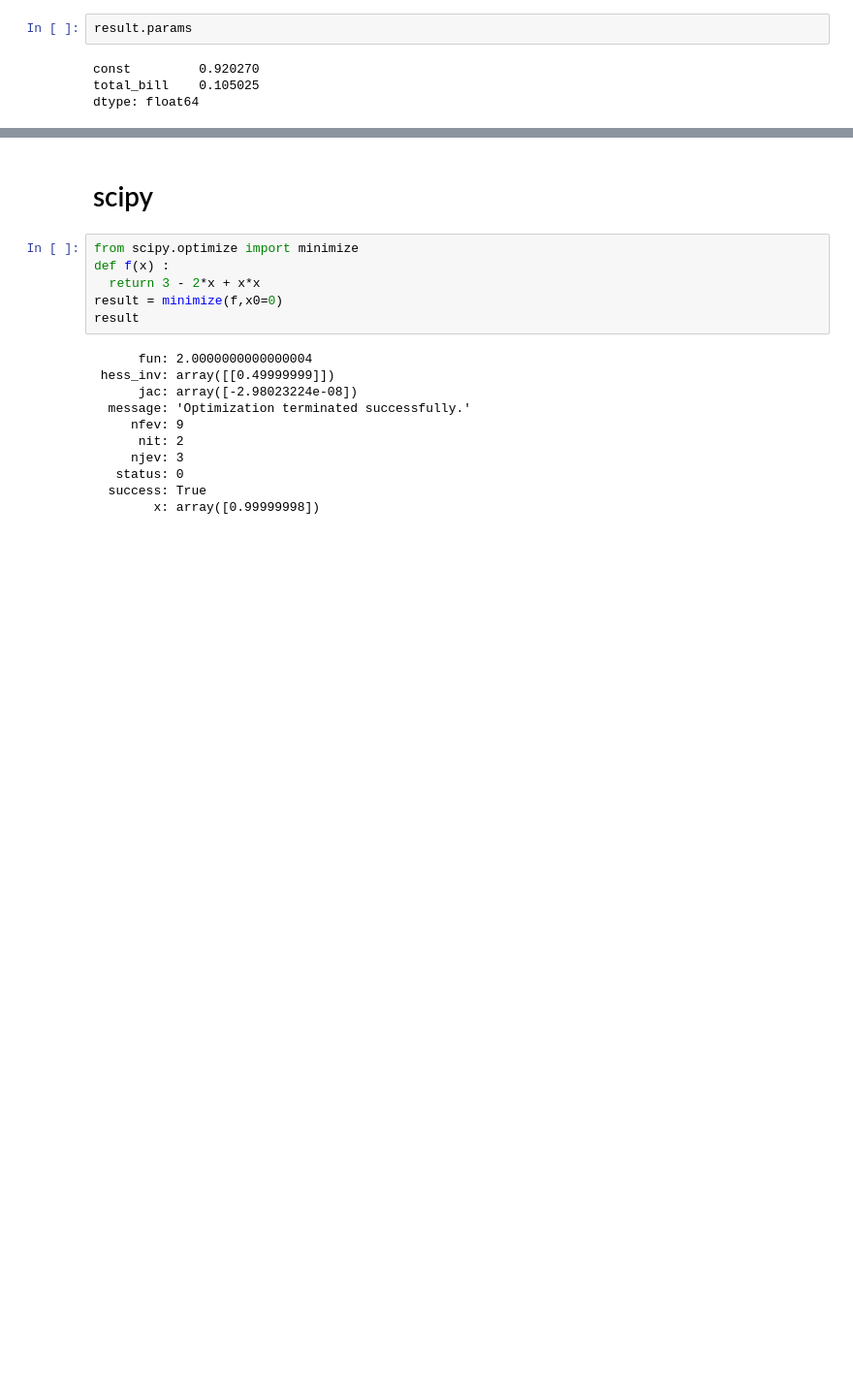
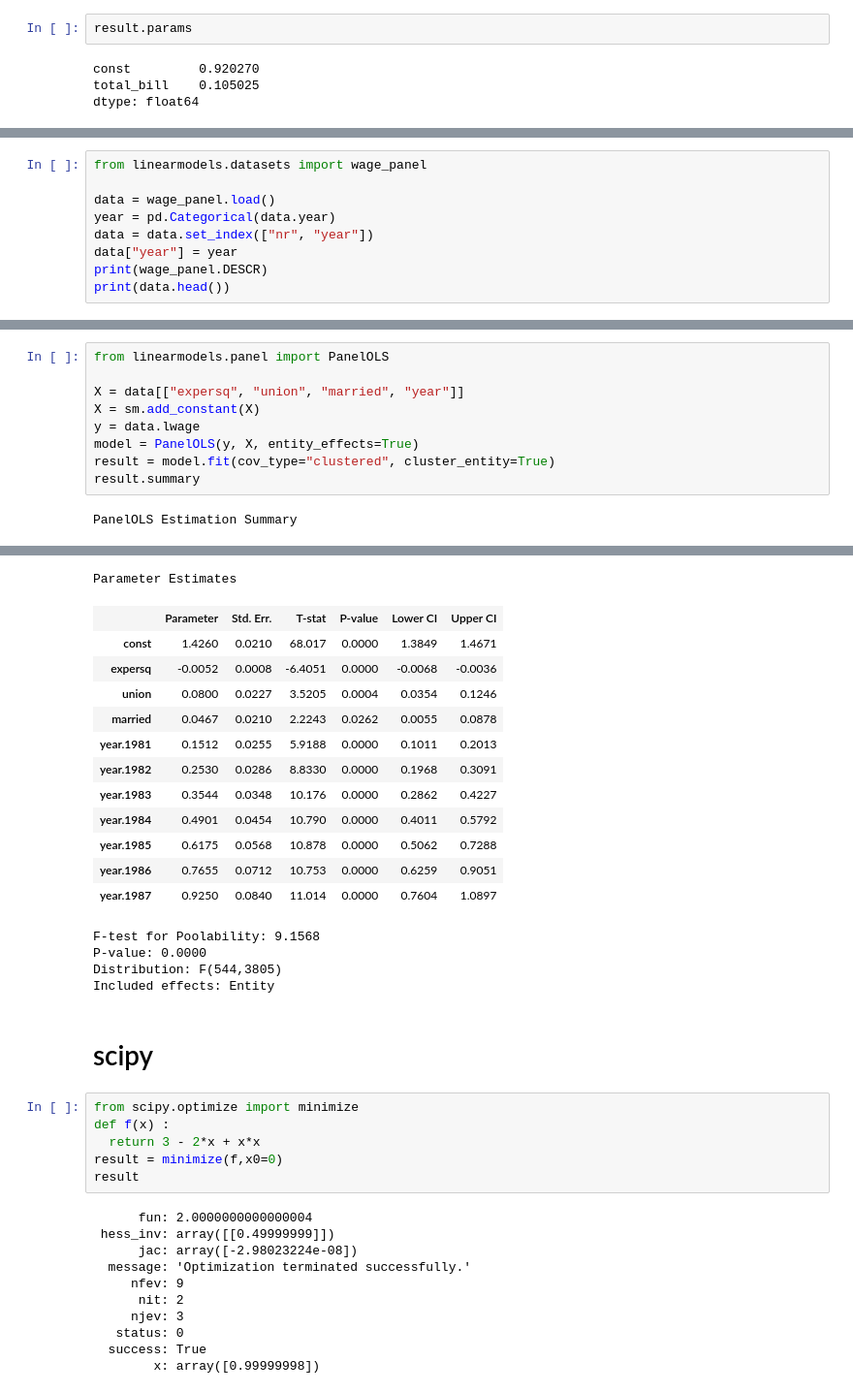
Before and after one commit to kerryback/2022-summer-programming-bootcamp, a Jupyter notebook: 2022-summer-programming-bootcamp.ipynb, the cells around one changed output, grey strips where cells are left out. Shown at 97% size. Saved outputs shown, nothing was run; the diff lists cells and outputs as text; blank space fills up the shorter version.

```diff
--- a/2022-summer-programming-bootcamp.ipynb
+++ b/2022-summer-programming-bootcamp.ipynb
@@ -439,0 +475,9 @@ dtype: float64
+# %%
+from linearmodels.datasets import wage_panel
+
+data = wage_panel.load()
+year = pd.Categorical(data.year)
+data = data.set_index(["nr", "year"])
+data["year"] = year
+print(wage_panel.DESCR)
+print(data.head())
@@ -439,0 +502,11 @@ dtype: float64
+# %%
+from linearmodels.panel import PanelOLS
+
+X = data[["expersq", "union", "married", "year"]]
+X = sm.add_constant(X)
+y = data.lwage
+model = PanelOLS(y, X, entity_effects=True)
+result = model.fit(cov_type="clustered", cluster_entity=True)
+result.summary
+# %% [output]
+PanelOLS Estimation Summary
@@ -440,3 +530,20 @@ dtype: float64
+Parameter Estimates
+|  | Parameter | Std. Err. | T-stat | P-value | Lower CI | Upper CI |
+| const | 1.4260 | 0.0210 | 68.017 | 0.0000 | 1.3849 | 1.4671 |
+| expersq | -0.0052 | 0.0008 | -6.4051 | 0.0000 | -0.0068 | -0.0036 |
+| union | 0.0800 | 0.0227 | 3.5205 | 0.0004 | 0.0354 | 0.1246 |
+| married | 0.0467 | 0.0210 | 2.2243 | 0.0262 | 0.0055 | 0.0878 |
+| year.1981 | 0.1512 | 0.0255 | 5.9188 | 0.0000 | 0.1011 | 0.2013 |
+| year.1982 | 0.2530 | 0.0286 | 8.8330 | 0.0000 | 0.1968 | 0.3091 |
+| year.1983 | 0.3544 | 0.0348 | 10.176 | 0.0000 | 0.2862 | 0.4227 |
+| year.1984 | 0.4901 | 0.0454 | 10.790 | 0.0000 | 0.4011 | 0.5792 |
+| year.1985 | 0.6175 | 0.0568 | 10.878 | 0.0000 | 0.5062 | 0.7288 |
+| year.1986 | 0.7655 | 0.0712 | 10.753 | 0.0000 | 0.6259 | 0.9051 |
+| year.1987 | 0.9250 | 0.0840 | 11.014 | 0.0000 | 0.7604 | 1.0897 |
+F-test for Poolability: 9.1568
+P-value: 0.0000
+Distribution: F(544,3805)
+Included effects: Entity
 # %% [markdown]
 # scipy
 # %%
```
Also changed, not shown: parts of 18 cells of this notebook.
